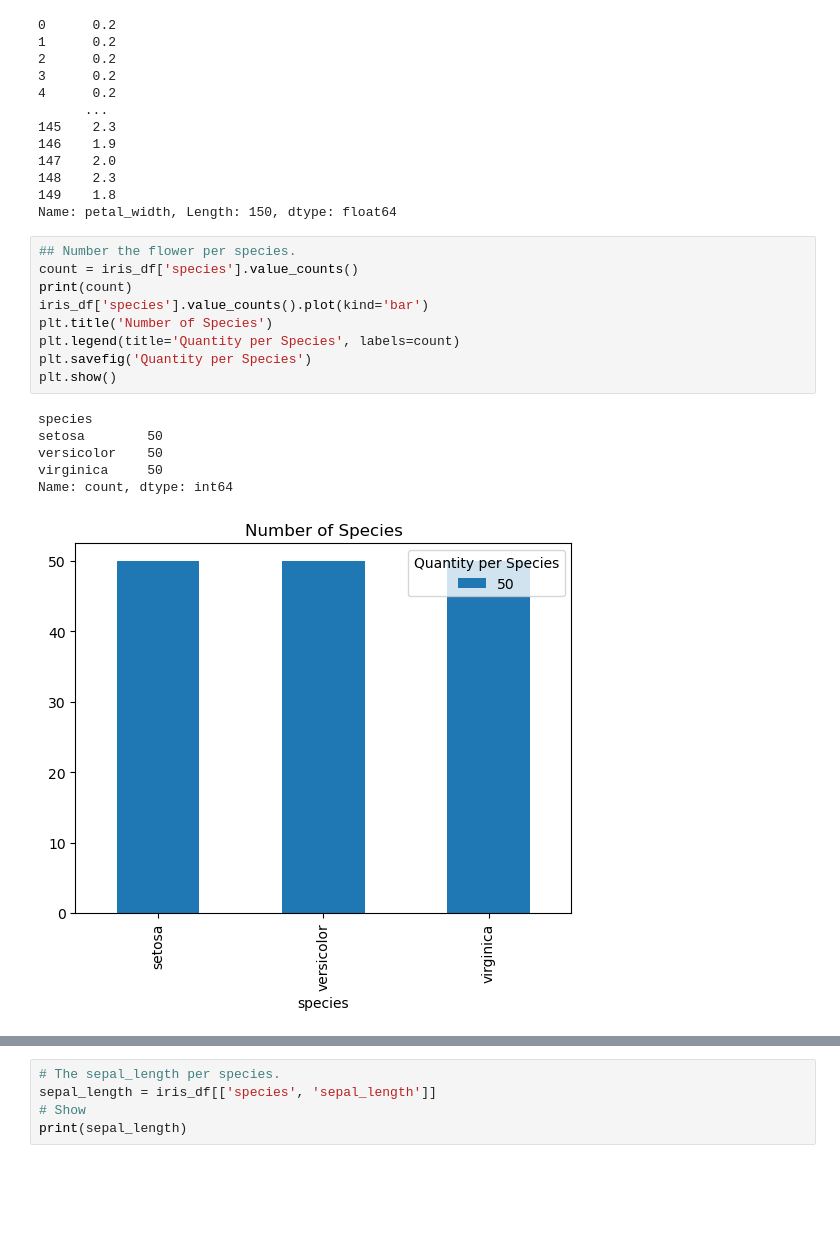
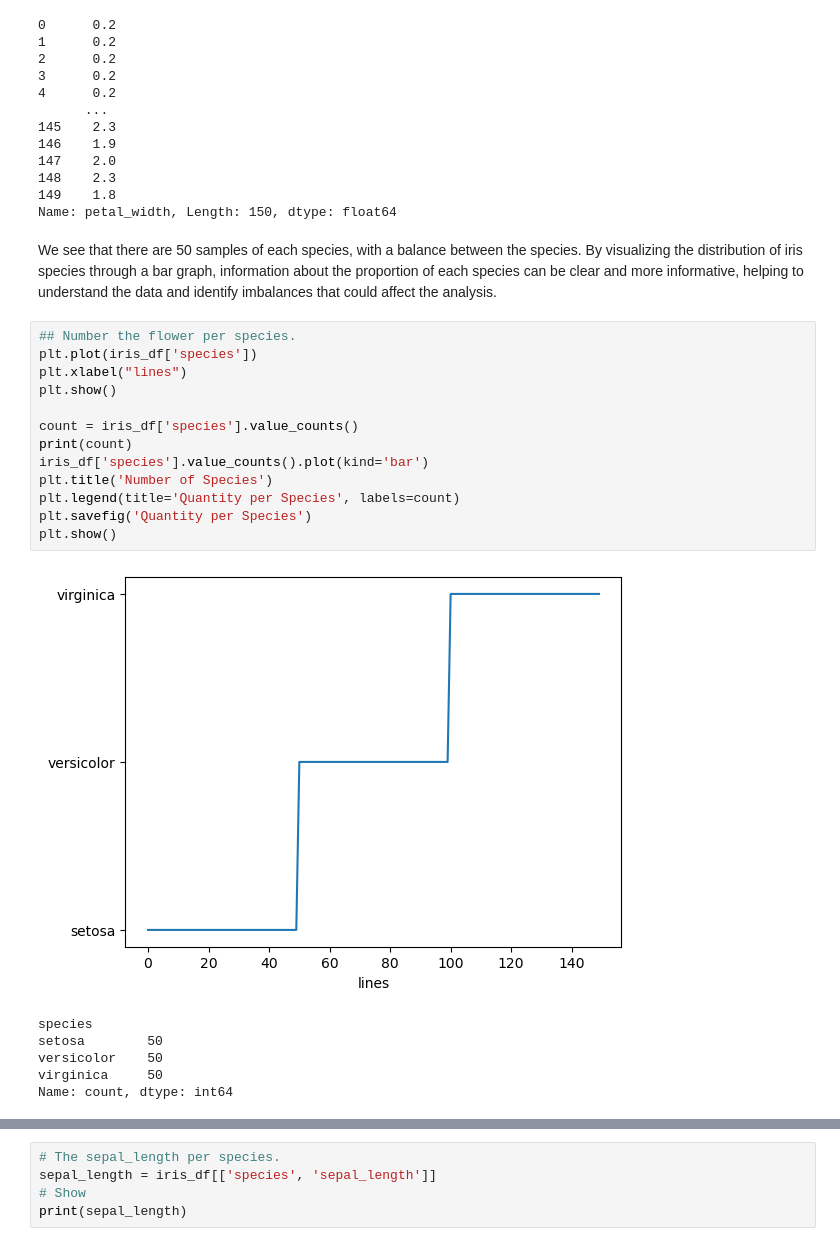
Before and after one commit to GabrielaDomiciano/pands-project, a Jupyter notebook: comments.ipynb, the cells around one changed output, grey strips where cells are left out. Saved outputs shown, nothing was run; the diff lists cells and outputs as text; blank space fills up the shorter version.

Commit message:
Analysis, updating of references and readme

```diff
--- a/comments.ipynb
+++ b/comments.ipynb
@@ -219,19 +253,25 @@ print(petal_width)
 148    2.3
 149    1.8
 Name: petal_width, Length: 150, dtype: float64
+# %% [markdown]
+We see that there are 50 samples of each species, with a balance between the species. By visualizing the distribution of iris species through a bar graph, information about the proportion of each species can be clear and more informative, helping to understand the data and identify imbalances that could affect the analysis.
 # %%
 ## Number the flower per species.
+plt.plot(iris_df['species'])
+plt.xlabel("lines")
+plt.show()
+
 count = iris_df['species'].value_counts()
 print(count)
 iris_df['species'].value_counts().plot(kind='bar')
 plt.title('Number of Species')
 plt.legend(title='Quantity per Species', labels=count)
 plt.savefig('Quantity per Species')
 plt.show()
 # %% [output]
+[figure, new version]
 species
 setosa        50
 versicolor    50
 virginica     50
 Name: count, dtype: int64
-[figure, old version]
```
Also changed, not shown: parts of 17 cells of this notebook, 1 other file.
